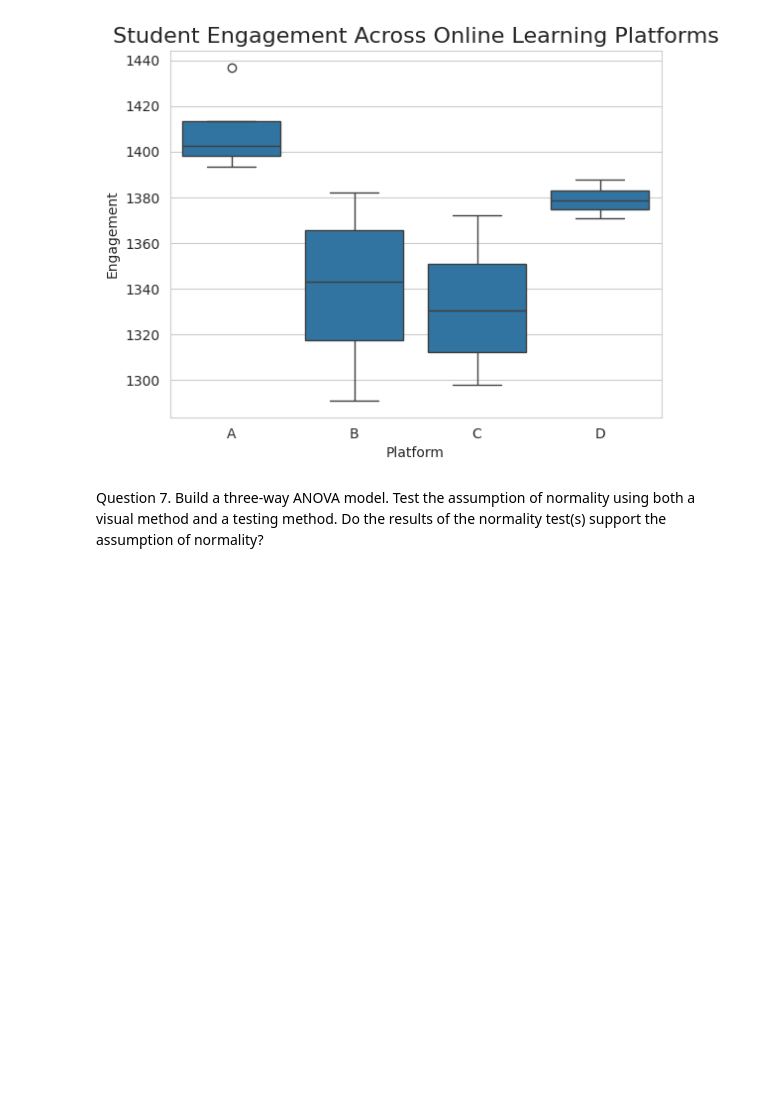
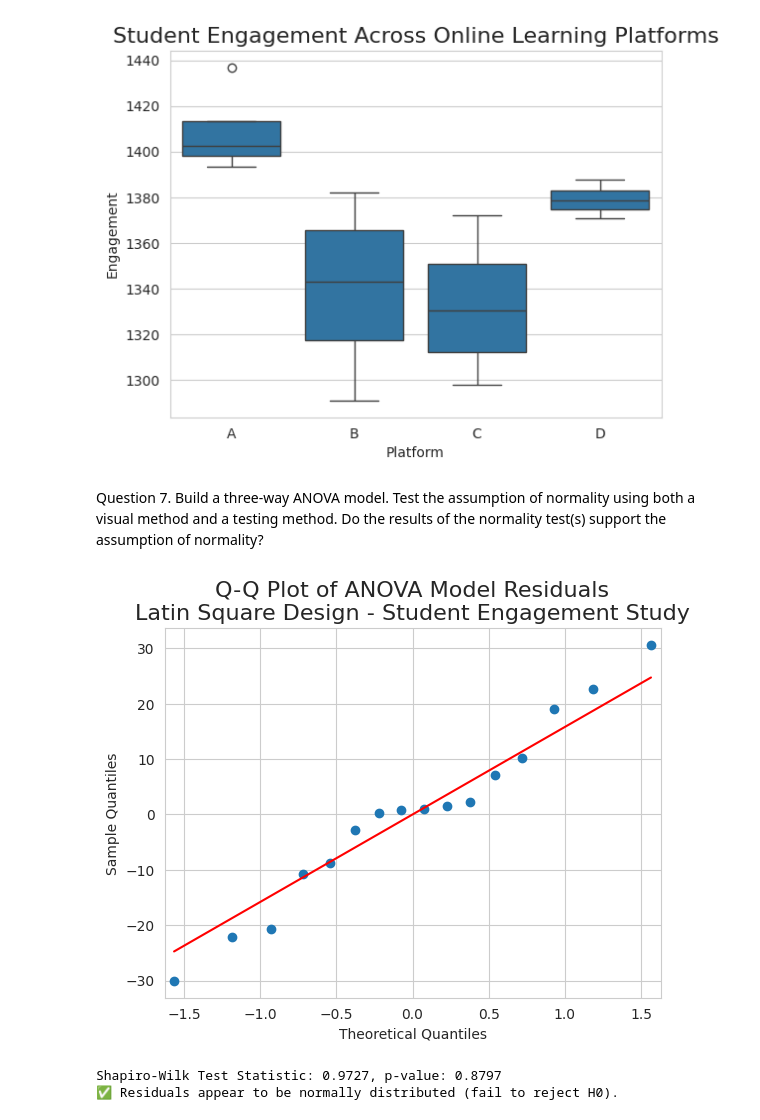
Before and after one commit to elo-meriem/STAT-7220-Applied-Experimental-Design, a Jupyter notebook: Assignments/HW2/HW-2.ipynb, the cells around one changed output. Drawn from its saved outputs; the diff is of its cells as text; code cells hidden in the pictures; blank space fills up the shorter version.

```diff
--- a/Assignments/HW2/HW-2.ipynb
+++ b/Assignments/HW2/HW-2.ipynb
@@ -479,29 +479,33 @@ Question 7. Build a three-way ANOVA model. Test the assumption of normality usin
 # %%
 ## Fit ANOVA Model ##
 
-lsd_mod = ols("PSI~Formulation+Machine+Operator",data=online_learning_data).fit()
+lsd_mod = ols("Engagement ~ Platform +Day+Section",data=online_learning_data).fit()
 
 ## Extract Residuals ##
 
 residuals = lsd_mod.resid
 
 ## Plot QQ-Plot with seaborn ##
 
 sm.qqplot(residuals, line ='s')
-plt.title("Q-Q Plot of ANOVA Model Residuals\nLatin Square Design - Dog Toy Durability Test",
+plt.title("Q-Q Plot of ANOVA Model Residuals\nLatin Square Design - Student Engagement Study",
           loc='center',
           fontsize=16)
 plt.show()
 
 ## S-W Test ##
 
 sw = stats.shapiro(residuals)
 
 ## Extract Test Stat & p-value ##
 sw_stat = sw.statistic
 sw_pval = sw.pvalue
 print(f"Shapiro-Wilk Test Statistic: {sw_stat:.4f}, p-value: {sw_pval:.4f}")
 if sw_pval > 0.05:
     print("✅ Residuals appear to be normally distributed (fail to reject H0).")
 else:
     print("❌ Residuals do not appear to be normally distributed (reject H0).")
+# %% [output]
+[figure, added]
+Shapiro-Wilk Test Statistic: 0.9727, p-value: 0.8797
+✅ Residuals appear to be normally distributed (fail to reject H0).
```
Also changed, not shown: parts of 11 cells of this notebook.
